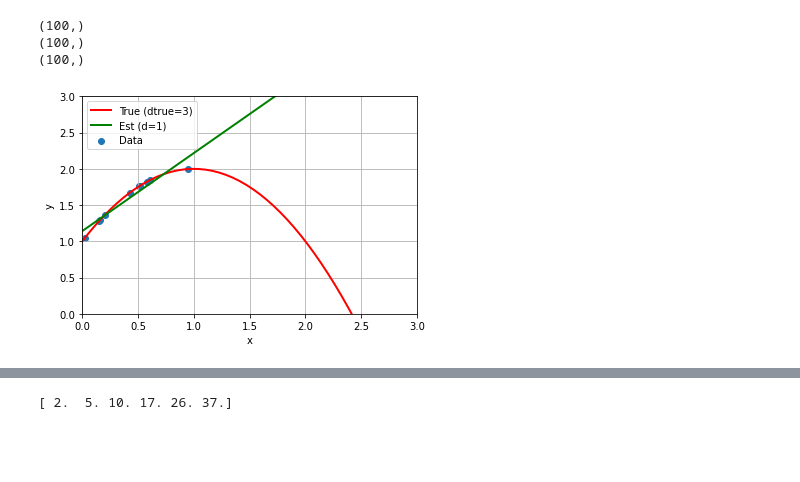
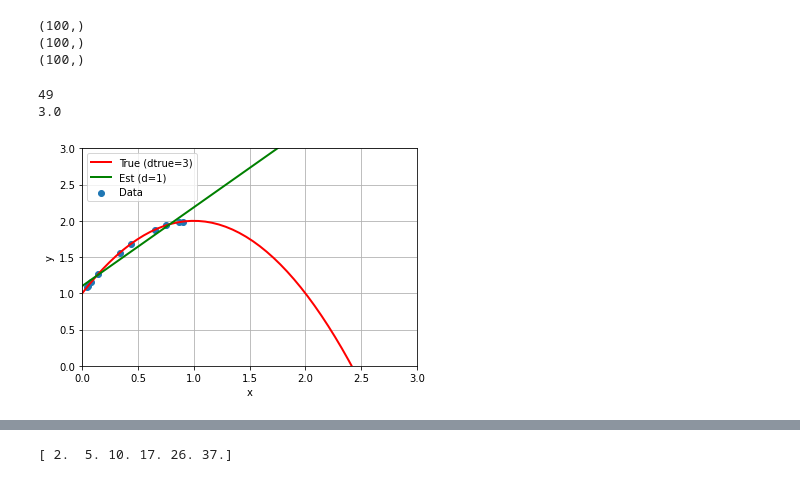
Before and after one commit to vaibhav016/MachineLearning, a Jupyter notebook: unit04_model_sel/demo_polyfit.ipynb, the cells around one changed output, grey strips where cells are left out. Cells and saved outputs as stored; diff of their text form; code cells hidden in the pictures; blank space fills up the shorter version.

```diff
--- a/unit04_model_sel/demo_polyfit.ipynb
+++ b/unit04_model_sel/demo_polyfit.ipynb
@@ -63,7 +63,9 @@ def plot_model():
     yp = poly.polyval(xp,beta)
     yp_hat = poly.polyval(xp,beta_hat)
 
-
+    m = np.argmax((yp_hat - yp)**2)
+    print(m)
+    print(xp[m])
     # Plot predicted and true functions.
     plt.xlim(0,3)
     plt.ylim(0,3)
@@ -75,7 +77,10 @@ def plot_model():
     plt.grid()
     plt.xlabel('x')
     plt.ylabel('y')
+    return m
-# %%
-plot_model()
-# %% [output]
-[figure, removed]
+# %%
+m = plot_model()
+# %% [output]
+49
+3.0
+[figure, added]
```
Also changed, not shown: parts of 6 cells of this notebook, 3 other files.
